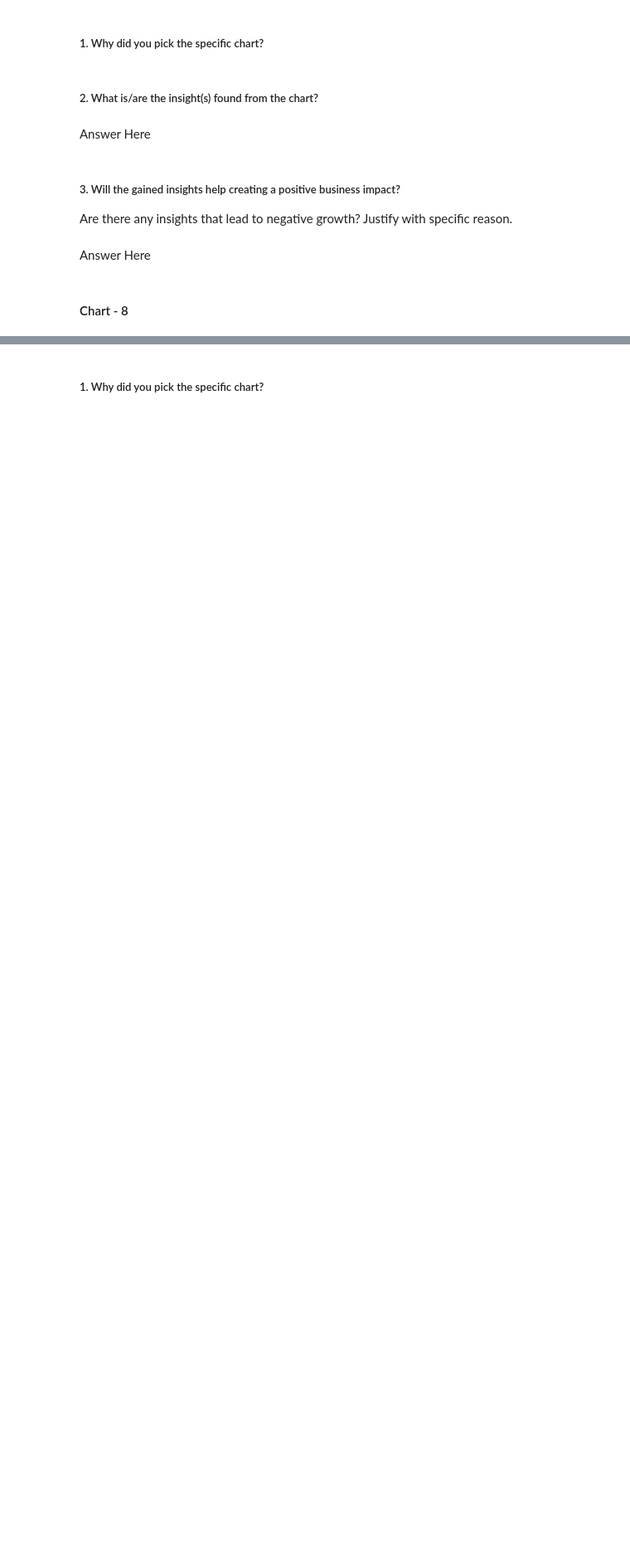
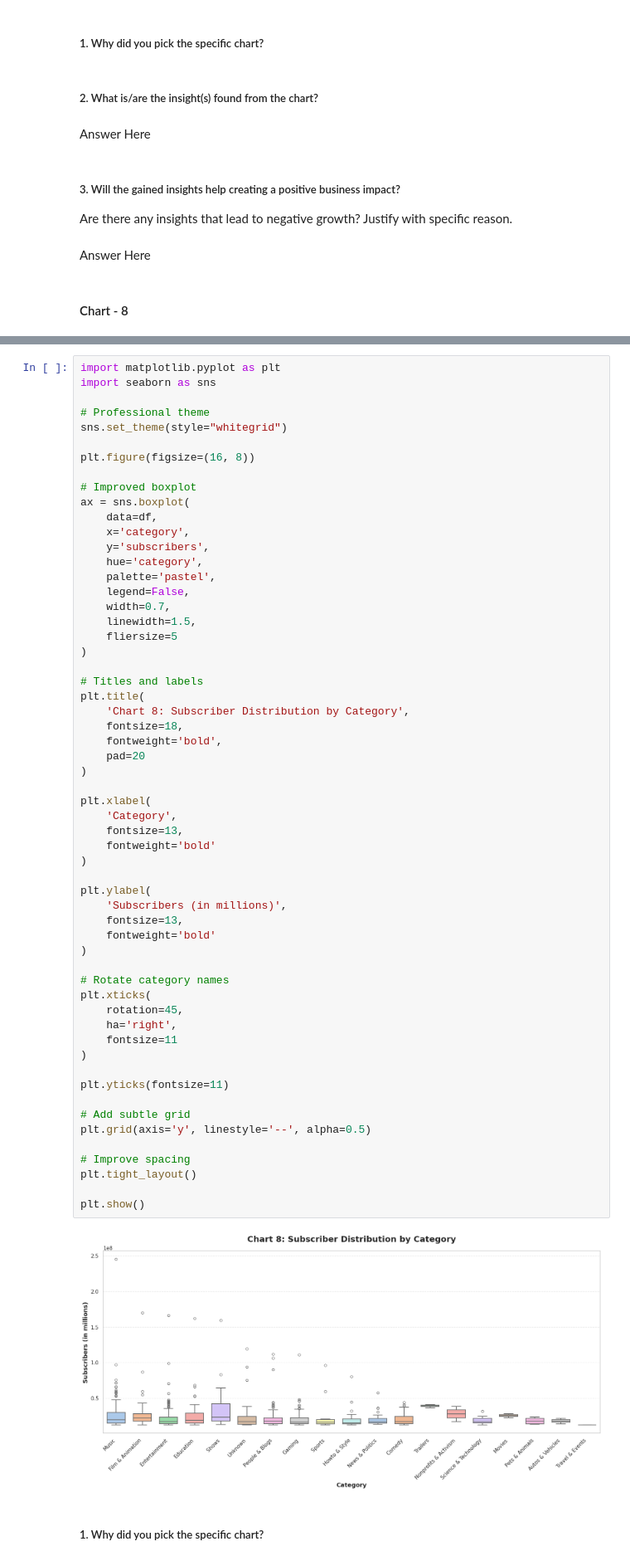
Before and after one commit to Sneha8126/Sneha-EDA-Submission-Template, a Jupyter notebook: Sneha_EDA_Submission_Template.ipynb, the cells around one changed output, grey strips where cells are left out. Shown at 83% size. Cells and saved outputs as stored; diff of their text form; blank space fills up the shorter version.

```diff
--- a/Sneha_EDA_Submission_Template.ipynb
+++ b/Sneha_EDA_Submission_Template.ipynb
@@ -785,2 +816,62 @@ Answer Here
+# %%
+import matplotlib.pyplot as plt
+import seaborn as sns
+
+# Professional theme
+sns.set_theme(style="whitegrid")
+
+plt.figure(figsize=(16, 8))
+
+# Improved boxplot
+ax = sns.boxplot(
+    data=df,
+    x='category',
+    y='subscribers',
+    hue='category',
+    palette='pastel',
+    legend=False,
+    width=0.7,
+    linewidth=1.5,
+    fliersize=5
+)
+
+# Titles and labels
+plt.title(
+    'Chart 8: Subscriber Distribution by Category',
+    fontsize=18,
+    fontweight='bold',
+    pad=20
+)
+
+plt.xlabel(
+    'Category',
+    fontsize=13,
+    fontweight='bold'
+)
+
+plt.ylabel(
+    'Subscribers (in millions)',
+    fontsize=13,
+    fontweight='bold'
+)
+
+# Rotate category names
+plt.xticks(
+    rotation=45,
+    ha='right',
+    fontsize=11
+)
+
+plt.yticks(fontsize=11)
+
+# Add subtle grid
+plt.grid(axis='y', linestyle='--', alpha=0.5)
+
+# Improve spacing
+plt.tight_layout()
+
+plt.show()
+# %% [output]
+[figure, added]
 # %% [markdown]
 ##### 1. Why did you pick the specific chart?
```
Also changed, not shown: parts of 8 cells of this notebook.
